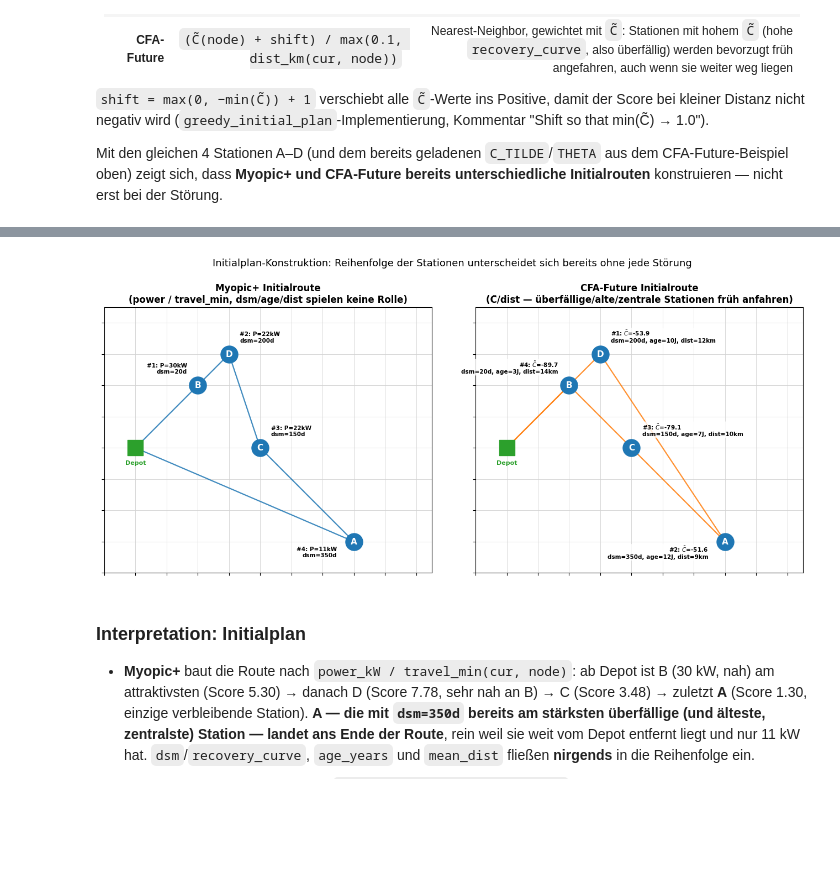
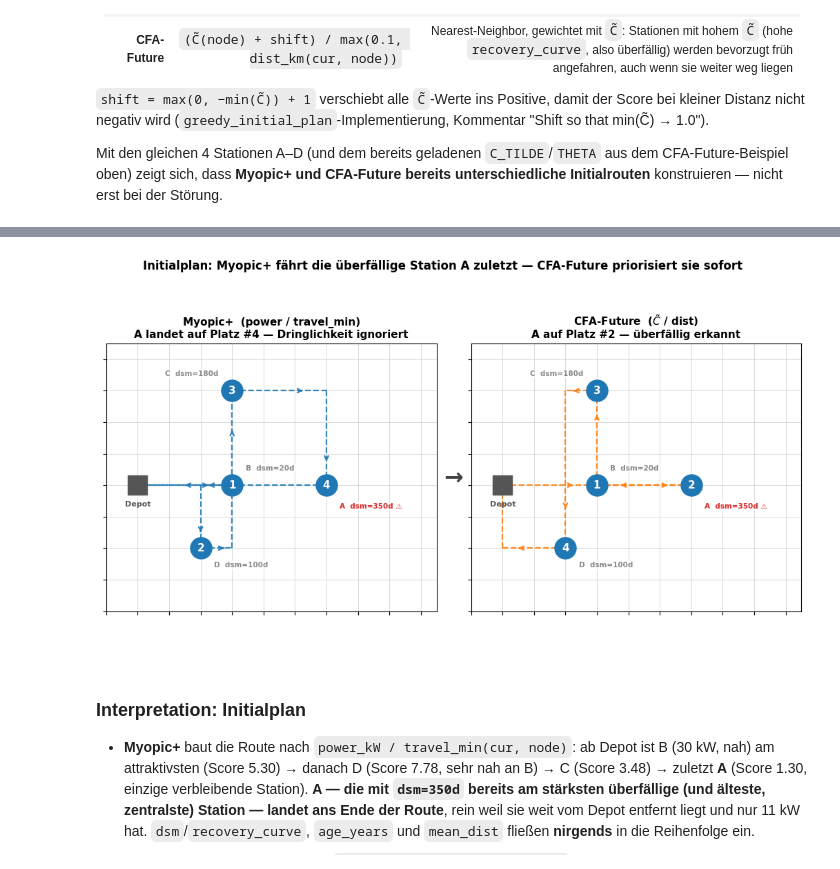
Before and after one commit to philipphuemmer/masterarbeit, a Jupyter notebook: notebooks/illustrative_cfa_vs_myopic_plus.ipynb, the cells around one changed output, grey strips where cells are left out. Cells and saved outputs as stored; diff of their text form; code cells hidden in the pictures; blank space fills up the shorter version.

Commit message:
Latex, Myopic Anpassung

```diff
--- a/notebooks/illustrative_cfa_vs_myopic_plus.ipynb
+++ b/notebooks/illustrative_cfa_vs_myopic_plus.ipynb
@@ -352,33 +443,49 @@ Scores je Konstruktionsschritt — CFA-Future ((C̃+shift) / dist):
 # %%
-# ── Visualisierung: Initialrouten im Vergleich ──────────────────────────────
-fig, axes = plt.subplots(1, 2, figsize=(13, 6.5))
+# ── Initialplan-Vergleich: Myopic+ vs. CFA-Future (Ulmer-Style) ─────────────
+# Kernaussage: A (dsm=350d, überfällig) wird von Myopic+ zuletzt angefahren (#4),
+# von CFA-Future aber früh (#2) — sichtbar allein an der Kreiszahl.
 
-ax = axes[0]
-draw_grid(ax, 'Myopic+ Initialroute\n(power / travel_min, dsm/age/dist spielen keine Rolle)')
-draw_route(ax, route_myopic_plus_initial, color=STATION_COLOR)
-draw_depot(ax)
-for name, s in stations.items():
-    draw_station(ax, name)
-    step = route_myopic_plus_initial.index(name) + 1
-    annotate_value(ax, name, f"#{step}: P={s['power']}kW\ndsm={s['dsm']}d")
+fig = plt.figure(figsize=(13, 6.5))
+gs = fig.add_gridspec(1, 3, width_ratios=[10, 0.5, 10], wspace=0.04)
+ax1 = fig.add_subplot(gs[0, 0])
+ax2 = fig.add_subplot(gs[0, 2])
+ax_sep = fig.add_subplot(gs[0, 1])
+ax_sep.axis('off')
+ax_sep.text(0.5, 0.5, '→', fontsize=24, ha='center', va='center',
+            transform=ax_sep.transAxes, fontweight='bold', color='#444444')
 
-ax = axes[1]
-draw_grid(ax, 'CFA-Future Initialroute\n(C̃/dist — überfällige/alte/zentrale Stationen früh anfahren)')
-draw_route(ax, route_cfa_future_initial, color='#ff7f0e')
-draw_depot(ax)
-for name, s in stations.items():
-    draw_station(ax, name)
-    step = route_cfa_future_initial.index(name) + 1
-    annotate_value(ax, name,
-                    f"#{step}: {C_TILDE}={s['c_tilde']:.1f}\n"
-                    f"dsm={s['dsm']}d, age={s['age_years']}J, dist={s['mean_dist']}km")
+# Welche Stationen bekommen eine dsm-Annotation (nur die für die Story relevanten)
+DSM_LABELS = {
+    'A': ('dsm=350d ⚠', '#d62728'),   # überfällig → rot
+    'D': ('dsm=100d',   '#888888'),   # frisch → grau
+    'B': ('dsm=20d',    '#888888'),
+    'C': ('dsm=180d',   '#888888'),
+}
 
-fig.suptitle('Initialplan-Konstruktion: Reihenfolge der Stationen unterscheidet sich '
-              'bereits ohne jede Störung', fontsize=13)
+for ax, route, color, subtitle in [
+    (ax1, route_myopic_plus_initial,  STATION_COLOR, 'Myopic+  (power / travel_min)\nA landet auf Platz #4 — Dringlichkeit ignoriert'),
+    (ax2, route_cfa_future_initial,   '#ff7f0e',     f'CFA-Future  ({C_TILDE} / dist)\nA auf Platz #2 — überfällig erkannt'),
+]:
+    draw_grid(ax, subtitle)
+    draw_route(ax, route, color=color)
+    draw_depot(ax)
+    for name, s in stations.items():
+        step = route.index(name) + 1
+        draw_station(ax, name, label=str(step))
+        label, col = DSM_LABELS[name]
+        # A extra hervorheben wenn es spät dran ist
+        if name == 'A' and step == 4:
+            col = '#d62728'
+        annotate_value(ax, name, f"{name}  {label}", color=col)
+
+fig.suptitle(
+    'Initialplan: Myopic+ fährt die überfällige Station A zuletzt — CFA-Future priorisiert sie sofort',
+    fontsize=12, fontweight='bold'
+)
 plt.tight_layout()
 plt.show()
 # %% [output]
-[figure, old version]
+[figure, new version]
 # %% [markdown]
 ### Interpretation: Initialplan
 
```
Also changed, not shown: parts of 6 cells of this notebook, 16 other files.
